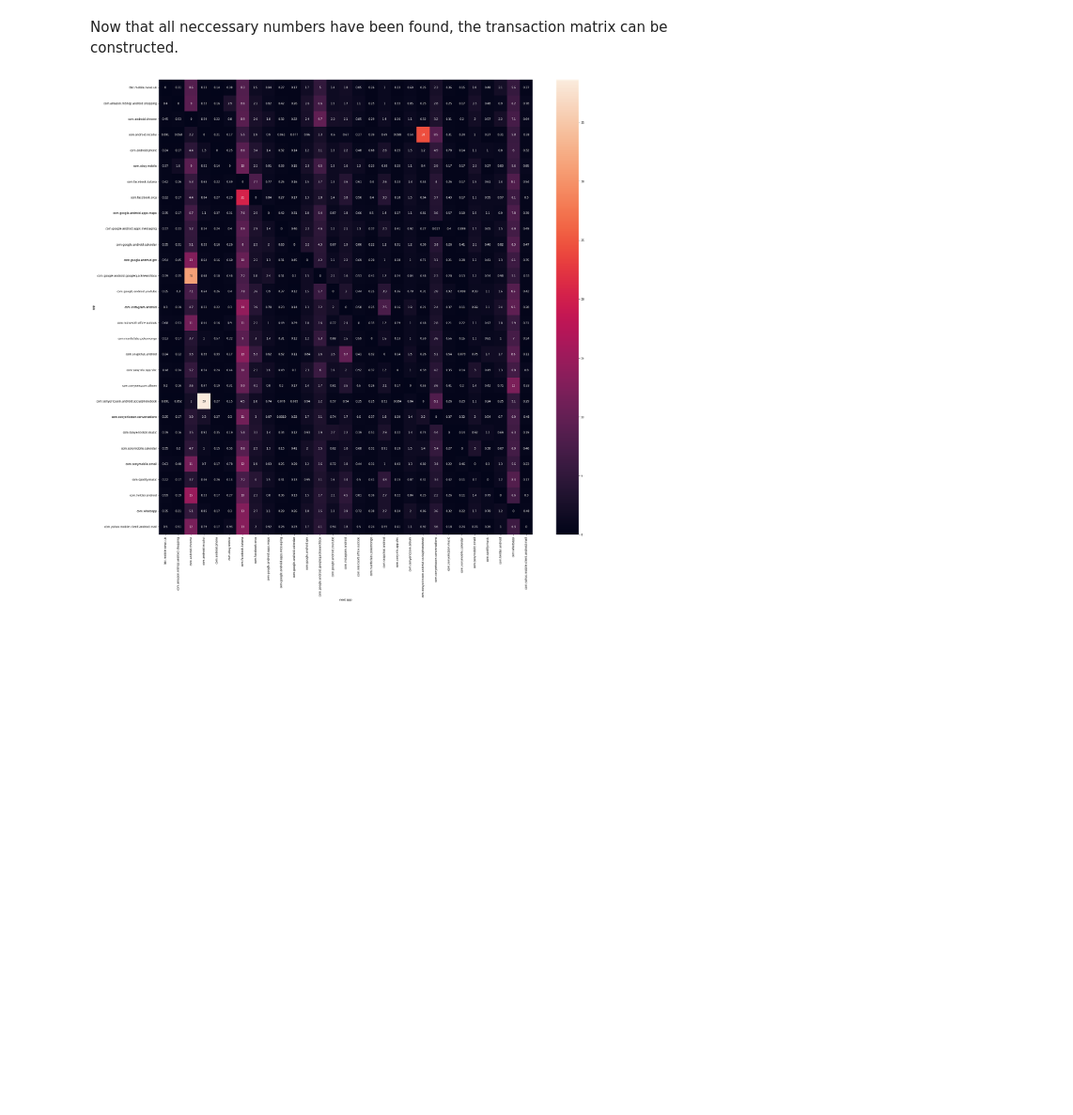
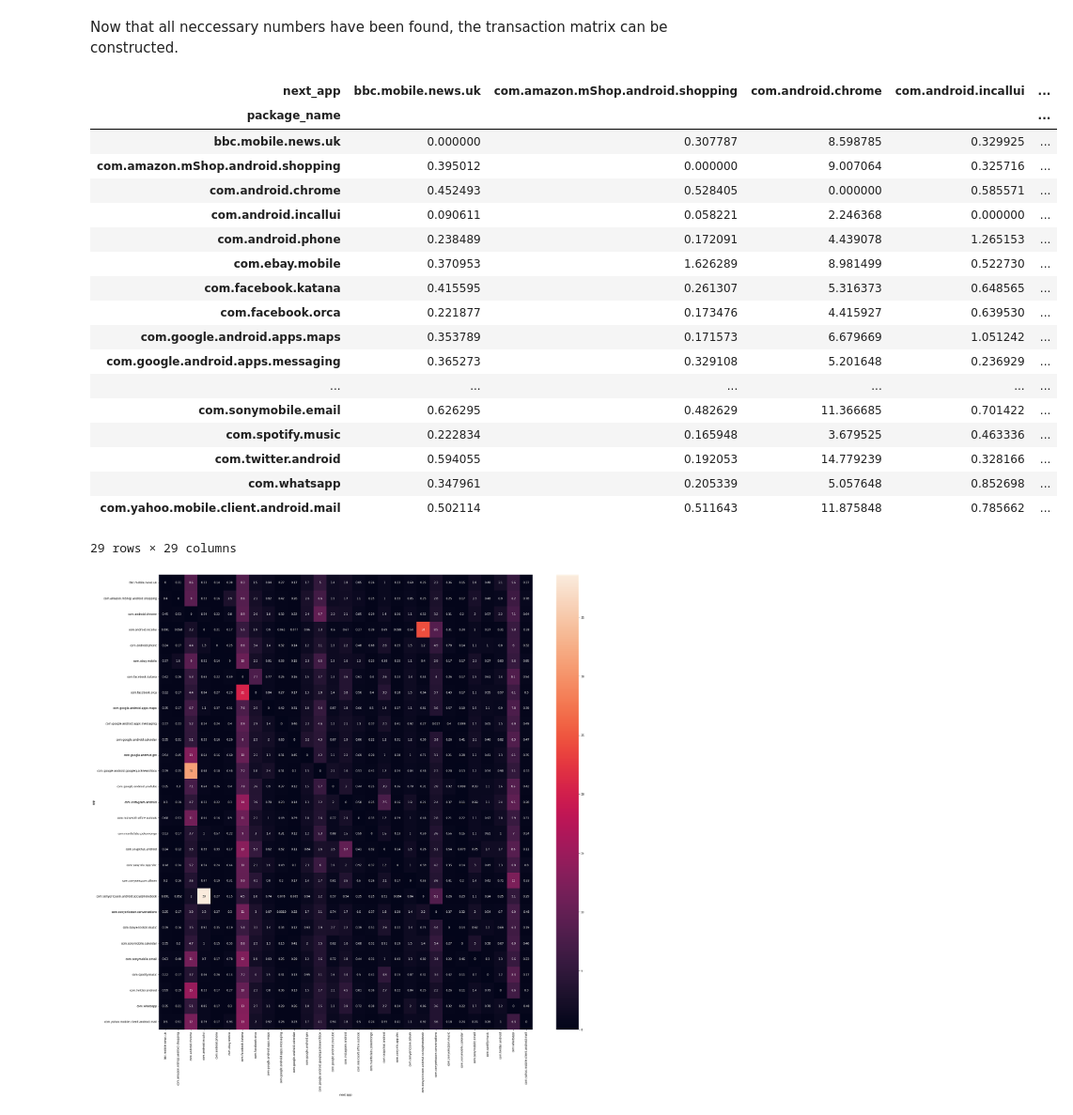
Before and after one commit to ClaraAndersen/motifs_and_competition_in_app_usage, a Jupyter notebook: N-grams.ipynb, the cells around one changed output. Shown at 94% size. Cells and saved outputs as stored; diff of their text form; code cells hidden in the pictures; blank space fills up the shorter version.

```diff
--- a/N-grams.ipynb
+++ b/N-grams.ipynb
@@ -508,6 +511,28 @@ df_transaction.drop(['next_count', 'app_count'], axis=1, inplace=True)
 Transaction_matrix = df_transaction.set_index(['package_name','next_app']).stack().unstack(level=1).droplevel(1)
 # %%
 Transaction_matrix=Transaction_matrix.fillna(0)
+# %%
+Transaction_matrix
+# %% [output]
+| next_app | bbc.mobile.news.uk | com.amazon.mShop.android.shopping | com.android.chrome | com.android.incallui | ... |
+| package_name |  |  |  |  | ... |
+| bbc.mobile.news.uk | 0.000000 | 0.307787 | 8.598785 | 0.329925 | ... |
+| com.amazon.mShop.android.shopping | 0.395012 | 0.000000 | 9.007064 | 0.325716 | ... |
+| com.android.chrome | 0.452493 | 0.528405 | 0.000000 | 0.585571 | ... |
+| com.android.incallui | 0.090611 | 0.058221 | 2.246368 | 0.000000 | ... |
+| com.android.phone | 0.238489 | 0.172091 | 4.439078 | 1.265153 | ... |
+| com.ebay.mobile | 0.370953 | 1.626289 | 8.981499 | 0.522730 | ... |
+| com.facebook.katana | 0.415595 | 0.261307 | 5.316373 | 0.648565 | ... |
+| com.facebook.orca | 0.221877 | 0.173476 | 4.415927 | 0.639530 | ... |
+| com.google.android.apps.maps | 0.353789 | 0.171573 | 6.679669 | 1.051242 | ... |
+| com.google.android.apps.messaging | 0.365273 | 0.329108 | 5.201648 | 0.236929 | ... |
+| ... | ... | ... | ... | ... | ... |
+| com.sonymobile.email | 0.626295 | 0.482629 | 11.366685 | 0.701422 | ... |
+| com.spotify.music | 0.222834 | 0.165948 | 3.679525 | 0.463336 | ... |
+| com.twitter.android | 0.594055 | 0.192053 | 14.779239 | 0.328166 | ... |
+| com.whatsapp | 0.347961 | 0.205339 | 5.057648 | 0.852698 | ... |
+| com.yahoo.mobile.client.android.mail | 0.502114 | 0.511643 | 11.875848 | 0.785662 | ... |
+29 rows × 29 columns
 # %%
 fig, ax = plt.subplots(figsize=(30,30))
 ax = sns.heatmap(Transaction_matrix, annot=True)
```
Also changed, not shown: parts of 65 cells of this notebook.
